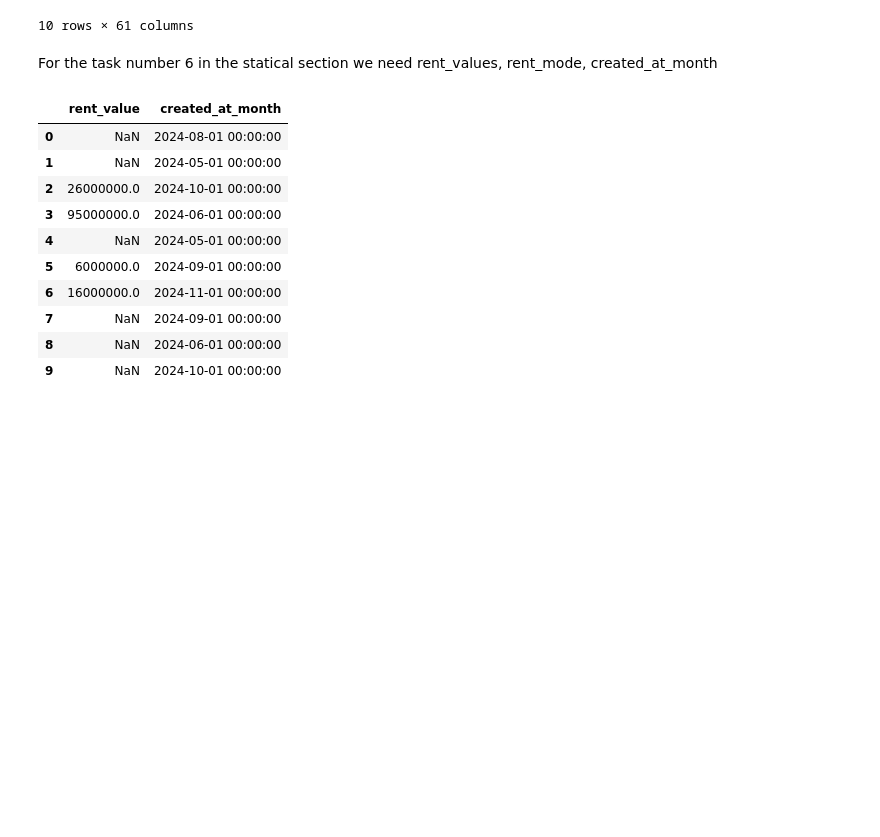
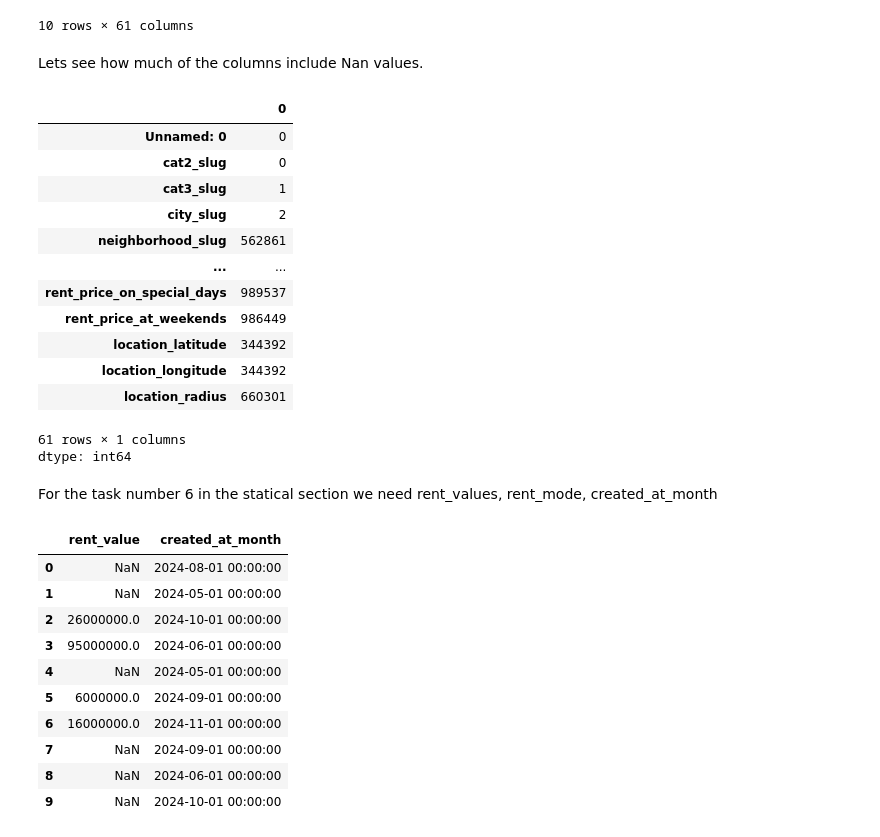
Before and after one commit to AmirrezaNasiri85/Artificial-Inteligance-Boot-Camp, a Jupyter notebook: ProjectOne.ipynb, the cells around one changed output. Saved outputs shown, nothing was run; the diff lists cells and outputs as text; code cells hidden in the pictures; blank space fills up the shorter version.

```diff
--- a/ProjectOne.ipynb
+++ b/ProjectOne.ipynb
@@ -33,6 +33,25 @@ Drive already mounted at /content/drive; to attempt to forcibly remount, call dr
 | 8 | 8 | residential-sell | apartment-sell | mahdasht-city | NaN | 2024-06-01 00:00:00 | مشاور املاک | ... |
 | 9 | 9 | residential-sell | apartment-sell | mashhad | faramarzabbasi | 2024-10-01 00:00:00 | NaN | ... |
 10 rows × 61 columns
+# %% [markdown]
+Lets see how much of the columns include Nan values.
+# %%
+data_frame.isna().sum()
+# %% [output]
+|  | 0 |
+| Unnamed: 0 | 0 |
+| cat2_slug | 0 |
+| cat3_slug | 1 |
+| city_slug | 2 |
+| neighborhood_slug | 562861 |
+| ... | ... |
+| rent_price_on_special_days | 989537 |
+| rent_price_at_weekends | 986449 |
+| location_latitude | 344392 |
+| location_longitude | 344392 |
+| location_radius | 660301 |
+61 rows × 1 columns
+dtype: int64
 # %% [markdown]
 For the task number 6 in the statical section we need rent_values, rent_mode,
 created_at_month
```
Also changed, not shown: parts of 15 cells of this notebook.
